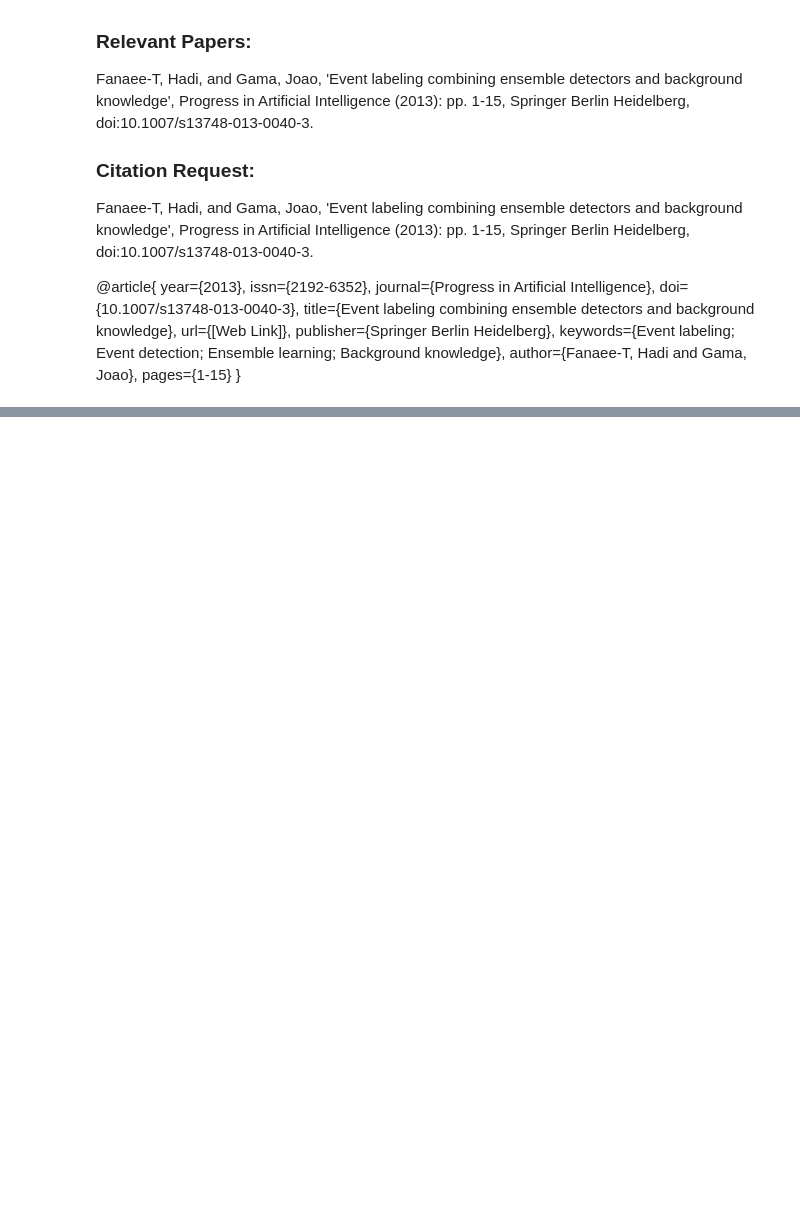
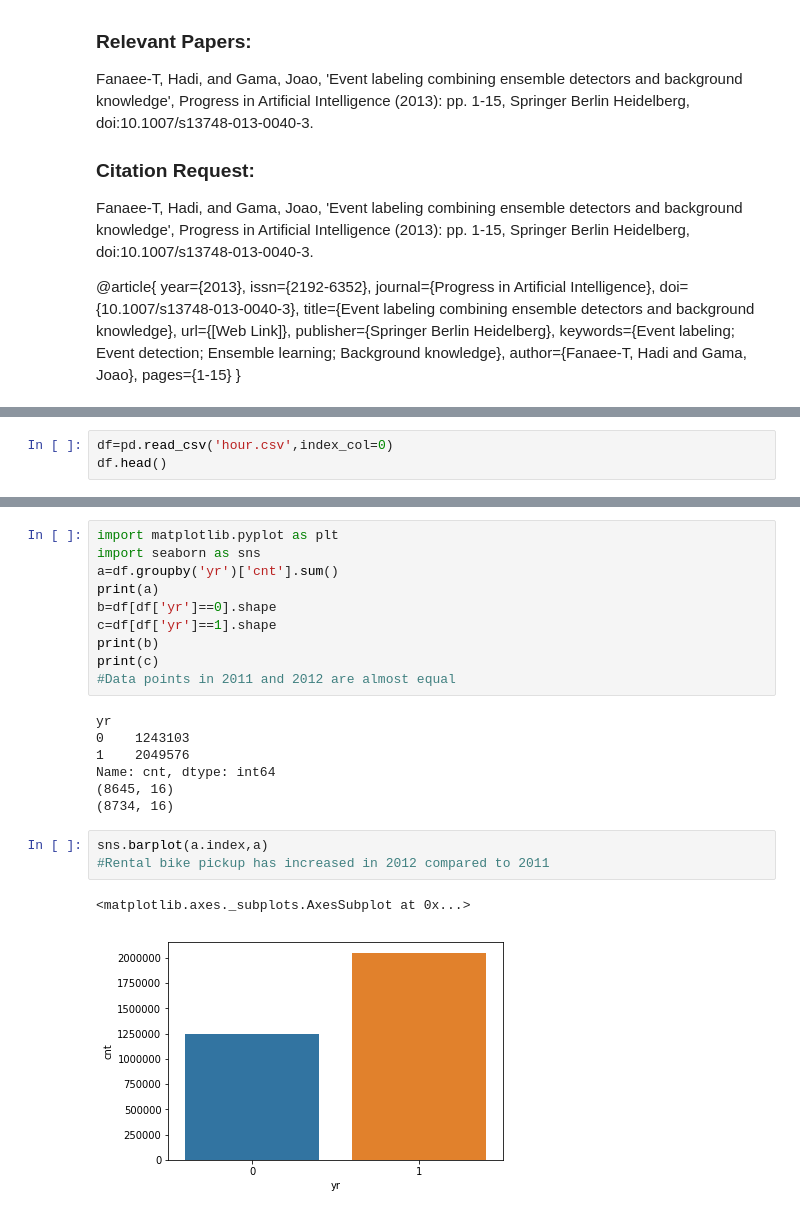
Before and after one commit to Saideepak-R/Bike-sharing, a Jupyter notebook: problem_statement.ipynb, the cells around one changed output, grey strips where cells are left out. Drawn from its saved outputs; the diff is of its cells as text; blank space fills up the shorter version.

```diff
--- a/problem_statement.ipynb
+++ b/problem_statement.ipynb
@@ -95,0 +99,3 @@ pages={1-15}
+# %%
+df=pd.read_csv('hour.csv',index_col=0)
+df.head()
@@ -95,0 +197,23 @@ pages={1-15}
+# %%
+import matplotlib.pyplot as plt
+import seaborn as sns
+a=df.groupby('yr')['cnt'].sum()
+print(a)
+b=df[df['yr']==0].shape
+c=df[df['yr']==1].shape
+print(b)
+print(c)
+#Data points in 2011 and 2012 are almost equal
+# %% [output]
+yr
+0    1243103
+1    2049576
+Name: cnt, dtype: int64
+(8645, 16)
+(8734, 16)
+# %%
+sns.barplot(a.index,a)
+#Rental bike pickup has increased in 2012 compared to 2011
+# %% [output]
+<matplotlib.axes._subplots.AxesSubplot at 0x...>
+[figure, added]
```
Also changed, not shown: parts of 27 cells of this notebook.
